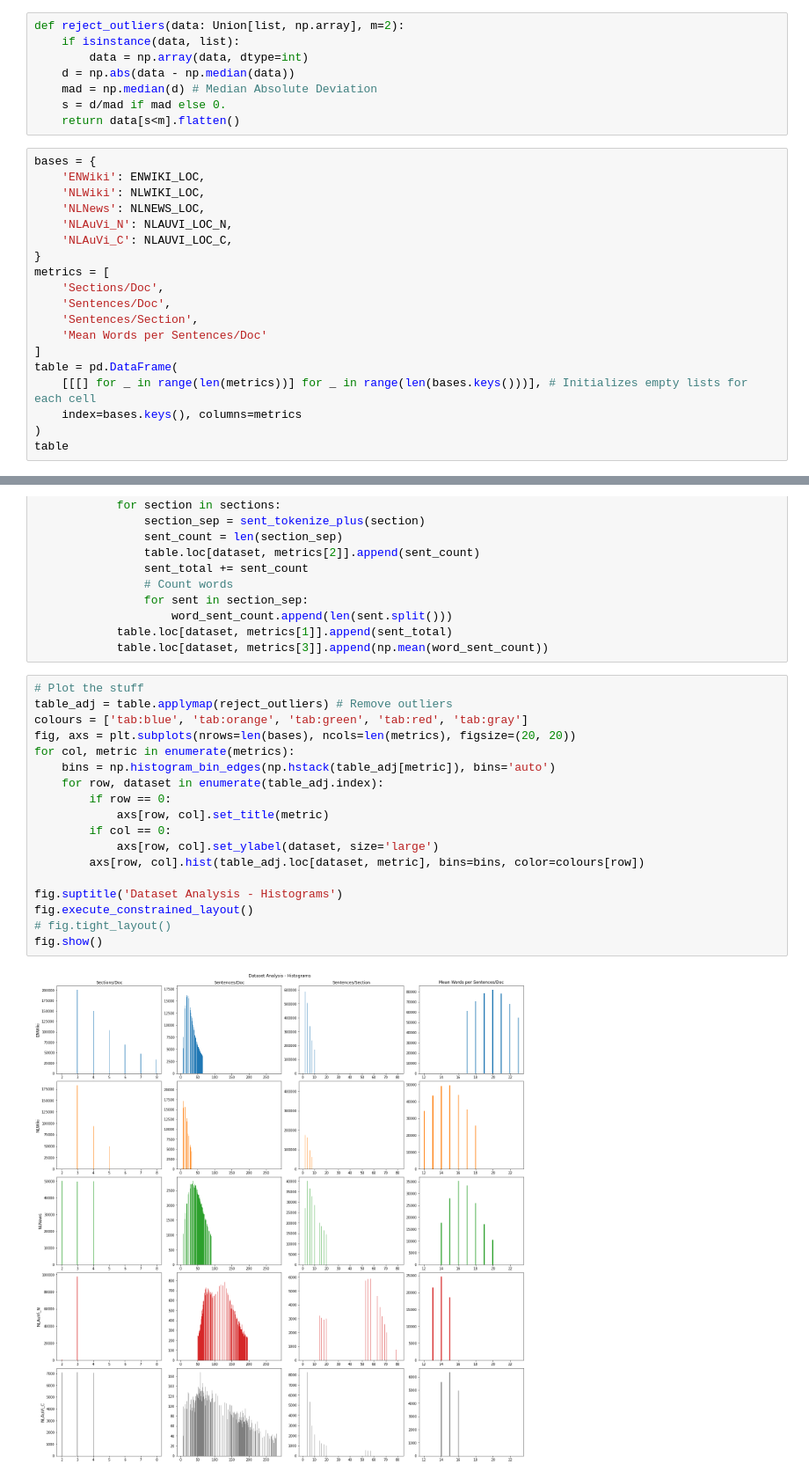
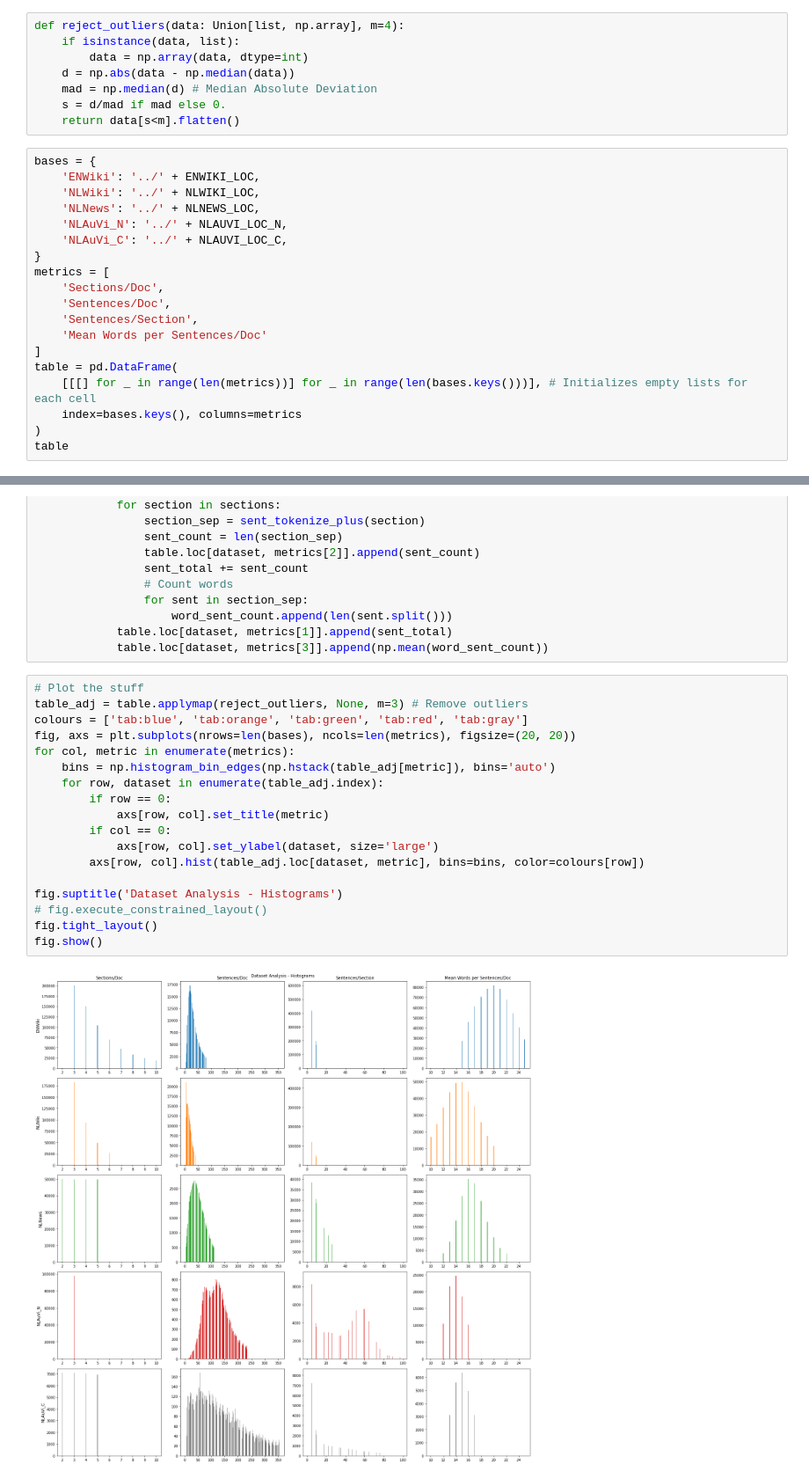
Before and after one commit to DoubleGio/text_segmentation, a Jupyter notebook: Code/dataset_analysis.ipynb, the cells around one changed output, grey strips where cells are left out. Shown: that part at 88% size. Saved outputs shown, nothing was run; the diff lists cells and outputs as text.

```diff
--- a/Code/dataset_analysis.ipynb
+++ b/Code/dataset_analysis.ipynb
@@ -14,7 +14,7 @@ from utils import sent_tokenize_plus, sectioned_clean_text, ENWIKI_LOC, NLWIKI_L
 * sentences per section
 * avg words per sentence per doc
 # %%
-def reject_outliers(data: Union[list, np.array], m=2):
+def reject_outliers(data: Union[list, np.array], m=4):
     if isinstance(data, list):
         data = np.array(data, dtype=int)
     d = np.abs(data - np.median(data))
@@ -23,11 +23,11 @@ def reject_outliers(data: Union[list, np.array], m=2):
     return data[s<m].flatten()
 # %%
 bases = {
-    'ENWiki': ENWIKI_LOC,
-    'NLWiki': NLWIKI_LOC,
-    'NLNews': NLNEWS_LOC,
-    'NLAuVi_N': NLAUVI_LOC_N,
-    'NLAuVi_C': NLAUVI_LOC_C,
+    'ENWiki': '../' + ENWIKI_LOC,
+    'NLWiki': '../' + NLWIKI_LOC,
+    'NLNews': '../' + NLNEWS_LOC,
+    'NLAuVi_N': '../' + NLAUVI_LOC_N,
+    'NLAuVi_C': '../' + NLAUVI_LOC_C,
 }
 metrics = [
     'Sections/Doc',
@@ -77,24 +77,24 @@ for dataset, dir in tqdm(bases.items(), desc='Datasets processed'):
             table.loc[dataset, metrics[3]].append(np.mean(word_sent_count))
 # %%
 # Plot the stuff
-table_adj = table.applymap(reject_outliers) # Remove outliers
+table_adj = table.applymap(reject_outliers, None, m=3) # Remove outliers
 colours = ['tab:blue', 'tab:orange', 'tab:green', 'tab:red', 'tab:gray']
 fig, axs = plt.subplots(nrows=len(bases), ncols=len(metrics), figsize=(20, 20))
 for col, metric in enumerate(metrics):
     bins = np.histogram_bin_edges(np.hstack(table_adj[metric]), bins='auto')
     for row, dataset in enumerate(table_adj.index):
         if row == 0:
             axs[row, col].set_title(metric)
         if col == 0:
             axs[row, col].set_ylabel(dataset, size='large')
         axs[row, col].hist(table_adj.loc[dataset, metric], bins=bins, color=colours[row])
 
 fig.suptitle('Dataset Analysis - Histograms')
-fig.execute_constrained_layout()
-# fig.tight_layout()
+# fig.execute_constrained_layout()
+fig.tight_layout()
 fig.show()
 # %% [output]
-[figure, old version]
+[figure, new version]
 # %%
 fig, axs = plt.subplots(1, len(metrics), figsize=(15,5))
 for metric, ax in zip(metrics, axs):
```
Also changed, not shown: parts of 2 cells of this notebook, 17 other files.
